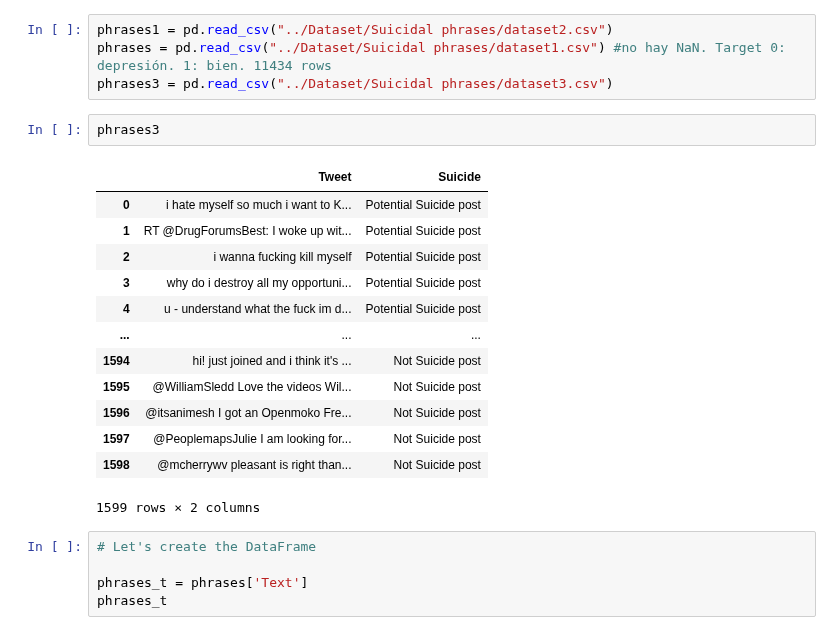
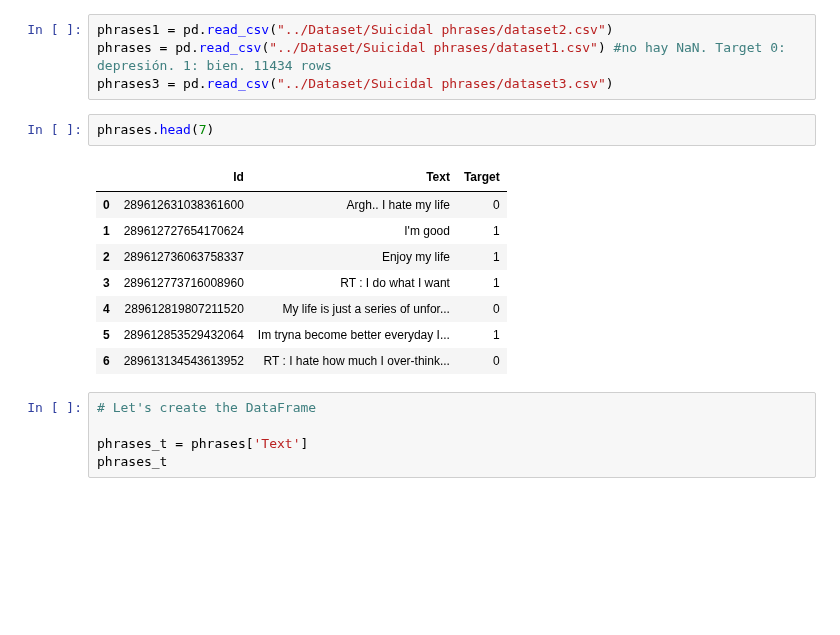
Before and after one commit to Oscartomas94/Project-Week-8-Final-Project, a Jupyter notebook: your-project/Modelo NLP.ipynb, the cells around one changed output. Drawn from its saved outputs; the diff is of its cells as text; blank space fills up the shorter version.

```diff
--- a/your-project/Modelo NLP.ipynb
+++ b/your-project/Modelo NLP.ipynb
@@ -40,22 +40,17 @@ import matplotlib.pyplot as plt
 phrases1 = pd.read_csv("../Dataset/Suicidal phrases/dataset2.csv")
 phrases = pd.read_csv("../Dataset/Suicidal phrases/dataset1.csv") #no hay NaN. Target 0: depresión. 1: bien. 11434 rows
 phrases3 = pd.read_csv("../Dataset/Suicidal phrases/dataset3.csv")
-# %%
-phrases3
-# %% [output]
-|  | Tweet | Suicide |
-| 0 | i hate myself so much i want to K... | Potential Suicide post |
-| 1 | RT @DrugForumsBest: I woke up wit... | Potential Suicide post |
-| 2 | i wanna fucking kill myself | Potential Suicide post |
-| 3 | why do i destroy all my opportuni... | Potential Suicide post |
-| 4 | u - understand what the fuck im d... | Potential Suicide post |
-| ... | ... | ... |
-| 1594 | hi! just joined and i think it's ... | Not Suicide post |
-| 1595 | @WilliamSledd Love the videos Wil... | Not Suicide post |
-| 1596 | @itsanimesh I got an Openmoko Fre... | Not Suicide post |
-| 1597 | @PeoplemapsJulie I am looking for... | Not Suicide post |
-| 1598 | @mcherrywv pleasant is right than... | Not Suicide post |
-1599 rows × 2 columns
+# %%
+phrases.head(7)
+# %% [output]
+|  | Id | Text | Target |
+| 0 | 289612631038361600 | Argh.. I hate my life | 0 |
+| 1 | 289612727654170624 | I'm good | 1 |
+| 2 | 289612736063758337 | Enjoy my life | 1 |
+| 3 | 289612773716008960 | RT : I do what I want | 1 |
+| 4 | 289612819807211520 | My life is just a series of unfor... | 0 |
+| 5 | 289612853529432064 | Im tryna become better everyday I... | 1 |
+| 6 | 289613134543613952 | RT : I hate how much I over-think... | 0 |
 # %%
 # Let's create the DataFrame
 
```
Also changed, not shown: parts of 9 cells of this notebook.
